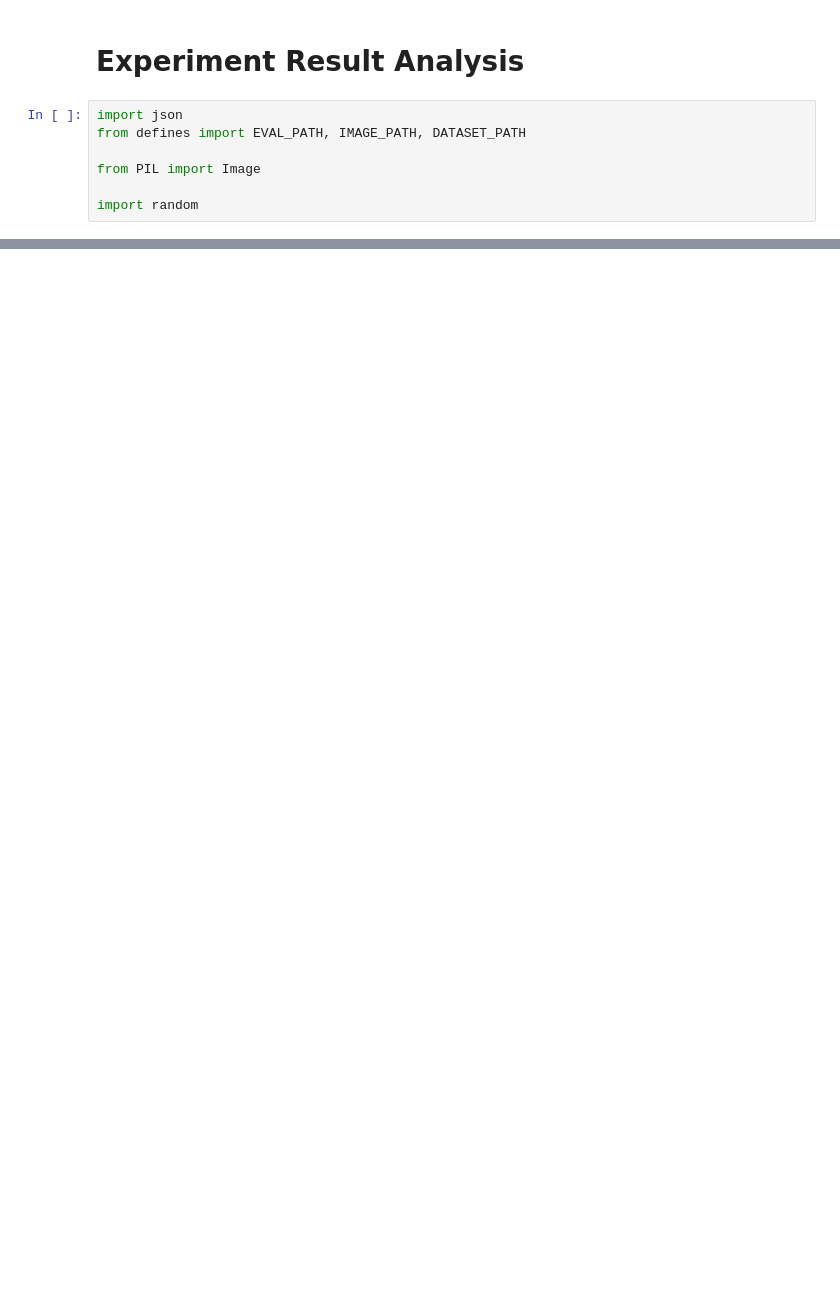
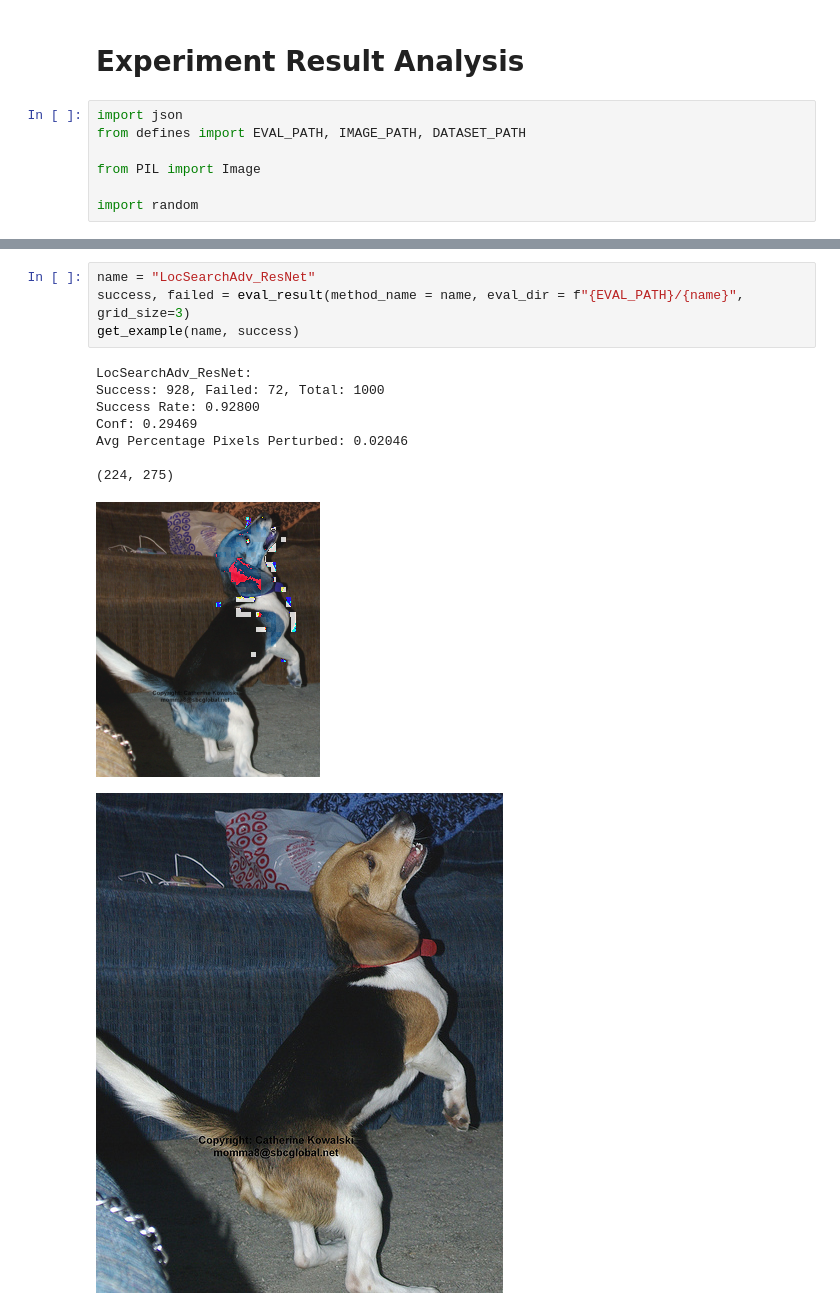
Before and after one commit to zlxlty/RAdversarial, a Jupyter notebook: result.ipynb, the cells around one changed output, grey strips where cells are left out. Cells and saved outputs as stored; diff of their text form; blank space fills up the shorter version.

```diff
--- a/result.ipynb
+++ b/result.ipynb
@@ -57,3 +58,17 @@ def get_example(method_name, success,  image_folder = f"/home/comps-shared/datas
     display(org_img)
 
     return item
+# %%
+name = "LocSearchAdv_ResNet"
+success, failed = eval_result(method_name = name, eval_dir = f"{EVAL_PATH}/{name}", grid_size=3)
+get_example(name, success)
+# %% [output]
+LocSearchAdv_ResNet:
+Success: 928, Failed: 72, Total: 1000
+Success Rate: 0.92800
+Conf: 0.29469
+Avg Percentage Pixels Perturbed: 0.02046
+
+(224, 275)
+[figure, added]
+[figure, added]
```
Also changed, not shown: parts of 5 cells of this notebook, 5 other files.
